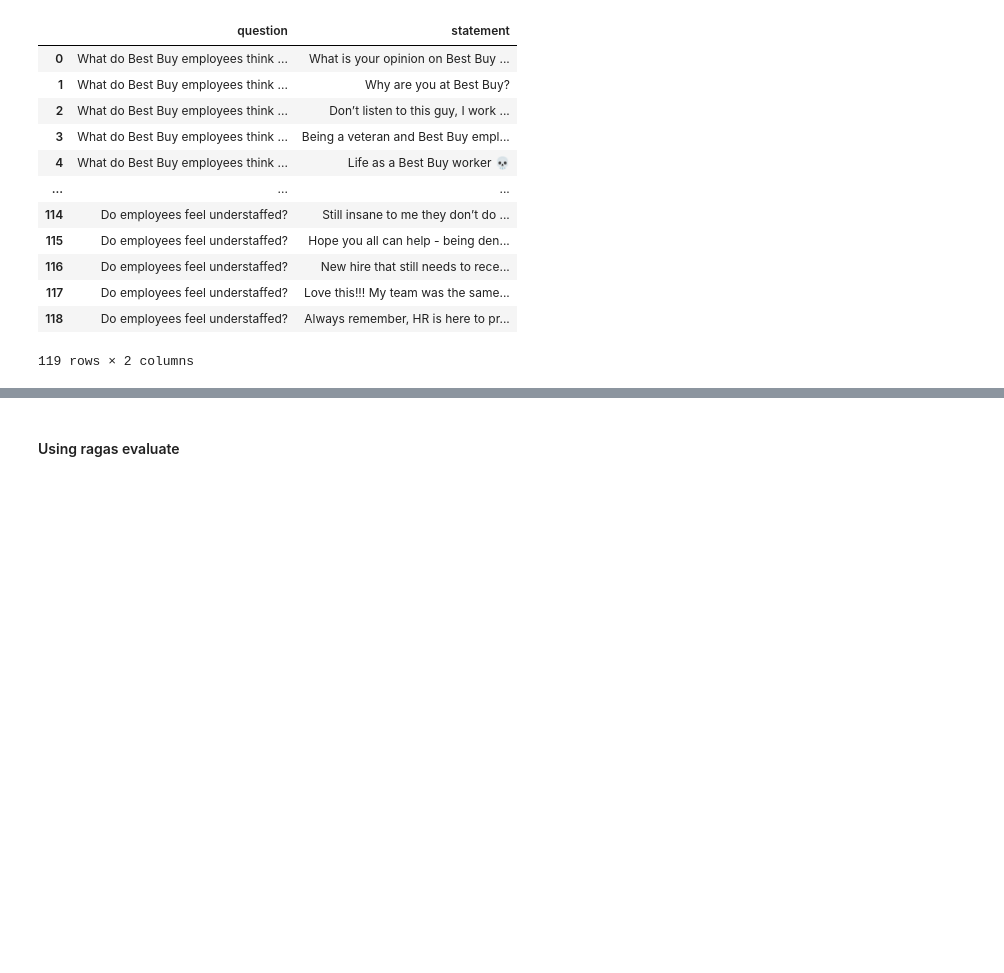
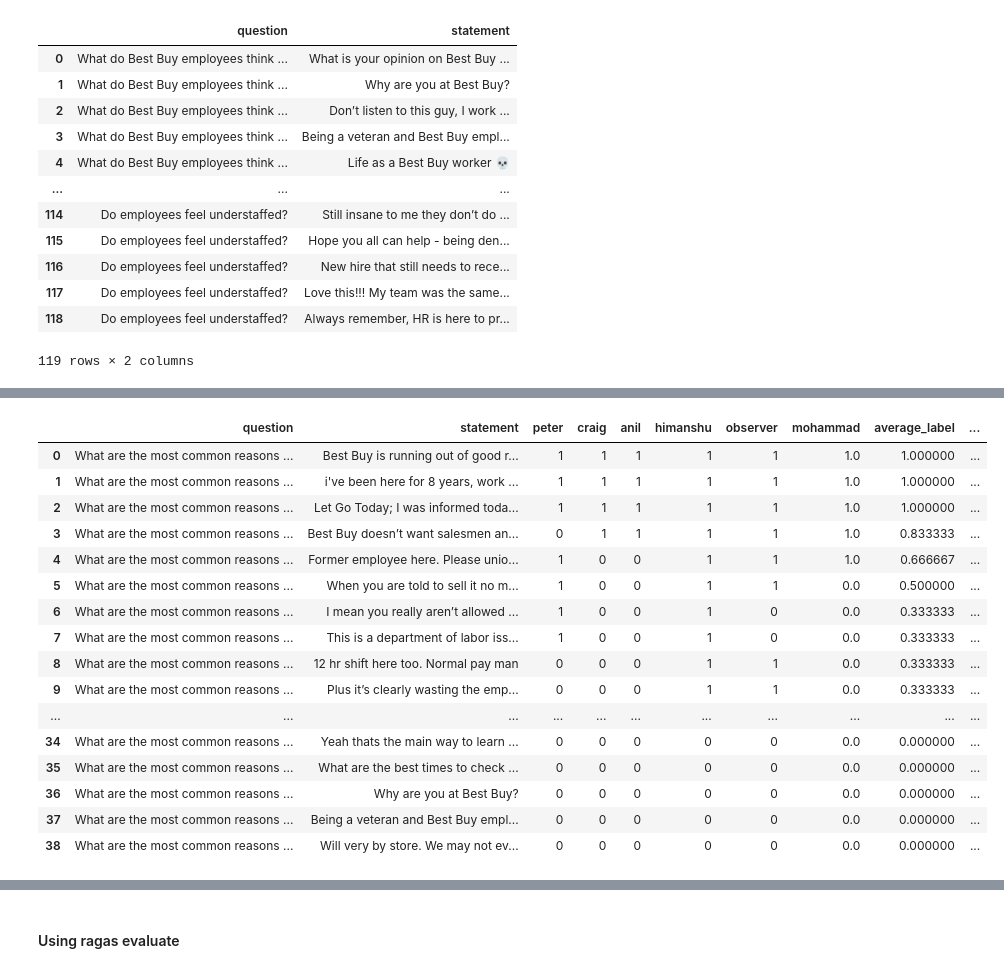
Before and after one commit to peter-mm-williams/aware-nlp, a Jupyter notebook: notebooks/PeterNotebooks/ollama-evaluator.ipynb, the cells around one changed output, grey strips where cells are left out. Cells and saved outputs as stored; diff of their text form; code cells hidden in the pictures; blank space fills up the shorter version.

```diff
--- a/notebooks/PeterNotebooks/ollama-evaluator.ipynb
+++ b/notebooks/PeterNotebooks/ollama-evaluator.ipynb
@@ -305,0 +383,19 @@ for i, row in samples_df.iterrows():
+# %%
+import pandas as pd
+published_urls = {
+    'peter': 'https://docs.google.com/spreadsheets/d/e/2PACX-1vSpSp39dL7fapMm2wZD_AQriiXFB81j1M7UyZJPuGtsE1p0fpiWKX-cyYDy10SceVJol1kc-CrCe-ZZ/pub?gid=1213933157&single=true&output=csv',
+    'craig': 'https://docs.google.com/spreadsheets/d/e/2PACX-1vRdU37NHc1rufQXqgFj8x3yVFLNHwsLuDXHN_-LHduZWQEc4uq0T7q8mleVBVclZPmdcV36EdX9xIIY/pub?output=csv',
+    'anil': 'https://docs.google.com/spreadsheets/d/e/2PACX-1vQSq5DnR6MoQ-W6L0fuliZfeql5SRrjeCtgf0cOwZRnltTM7NMiYv-8Lxsj169iqNSs-p5lXzt_1tW1/pub?output=csv',
+    'himanshu': 'https://docs.google.com/spreadsheets/d/e/2PACX-1vQnpgHyoYuuzdD-CVcFWosqJ7EGUITAhE7XW-X1-mzAfsbhqg_nItuP9vt9OOUq1ACXhFaZfzsiaagP/pub?output=csv',
+    'mohammad': 'https://docs.google.com/spreadsheets/d/e/2PACX-1vSLne6nuIwlLUy_c9pMRuE27dnD68YKY6wftO-0CYN_7WnP7iqUX2VWY5qC4fuSyNK9JVDZOTp16WhD/pub?output=csv',
+}
+labellers = list(published_urls.keys()) + ['observer']
+labelled_sample_dfs = [pd.read_csv(url) for url in published_urls.values()]
+df = labelled_sample_dfs[0]
+for i in range(1, len(labelled_sample_dfs)):
+    df = df.merge(labelled_sample_dfs[i], how='outer', on=['question', 'statement'])
+df.rename(columns = {name: name.lower() for name in df.columns}, inplace=True)
+df['average_label'] = df[labellers].mean(axis=1)
+df['label_sum'] = df[labellers].sum(axis=1)
+df['consensus'] = (df['label_sum']>=2).astype(int)
+df
@@ -305,0 +451,22 @@ for i, row in samples_df.iterrows():
+# %%
+questions = df_all.question.unique()
+question = questions[1]
+df_all[df_all.question==question].sort_values('label_sum', ascending=False).reset_index(drop=True)
+# %% [output]
+|  | question | statement | peter | craig | anil | himanshu | observer | mohammad | average_label | ... |
+| 0 | What are the most common reasons ... | Best Buy is running out of good r... | 1 | 1 | 1 | 1 | 1 | 1.0 | 1.000000 | ... |
+| 1 | What are the most common reasons ... | i've been here for 8 years, work ... | 1 | 1 | 1 | 1 | 1 | 1.0 | 1.000000 | ... |
+| 2 | What are the most common reasons ... | Let Go Today; I was informed toda... | 1 | 1 | 1 | 1 | 1 | 1.0 | 1.000000 | ... |
+| 3 | What are the most common reasons ... | Best Buy doesn’t want salesmen an... | 0 | 1 | 1 | 1 | 1 | 1.0 | 0.833333 | ... |
+| 4 | What are the most common reasons ... | Former employee here. Please unio... | 1 | 0 | 0 | 1 | 1 | 1.0 | 0.666667 | ... |
+| 5 | What are the most common reasons ... | When you are told to sell it no m... | 1 | 0 | 0 | 1 | 1 | 0.0 | 0.500000 | ... |
+| 6 | What are the most common reasons ... | I mean you really aren’t allowed ... | 1 | 0 | 0 | 1 | 0 | 0.0 | 0.333333 | ... |
+| 7 | What are the most common reasons ... | This is a department of labor iss... | 1 | 0 | 0 | 1 | 0 | 0.0 | 0.333333 | ... |
+| 8 | What are the most common reasons ... | 12 hr shift here too. Normal pay man | 0 | 0 | 0 | 1 | 1 | 0.0 | 0.333333 | ... |
+| 9 | What are the most common reasons ... | Plus it’s clearly wasting the emp... | 0 | 0 | 0 | 1 | 1 | 0.0 | 0.333333 | ... |
+| ... | ... | ... | ... | ... | ... | ... | ... | ... | ... | ... |
+| 34 | What are the most common reasons ... | Yeah thats the main way to learn ... | 0 | 0 | 0 | 0 | 0 | 0.0 | 0.000000 | ... |
+| 35 | What are the most common reasons ... | What are the best times to check ... | 0 | 0 | 0 | 0 | 0 | 0.0 | 0.000000 | ... |
+| 36 | What are the most common reasons ... | Why are you at Best Buy? | 0 | 0 | 0 | 0 | 0 | 0.0 | 0.000000 | ... |
+| 37 | What are the most common reasons ... | Being a veteran and Best Buy empl... | 0 | 0 | 0 | 0 | 0 | 0.0 | 0.000000 | ... |
+| 38 | What are the most common reasons ... | Will very by store. We may not ev... | 0 | 0 | 0 | 0 | 0 | 0.0 | 0.000000 | ... |
```
Also changed, not shown: parts of 20 cells of this notebook, 1 other file.
